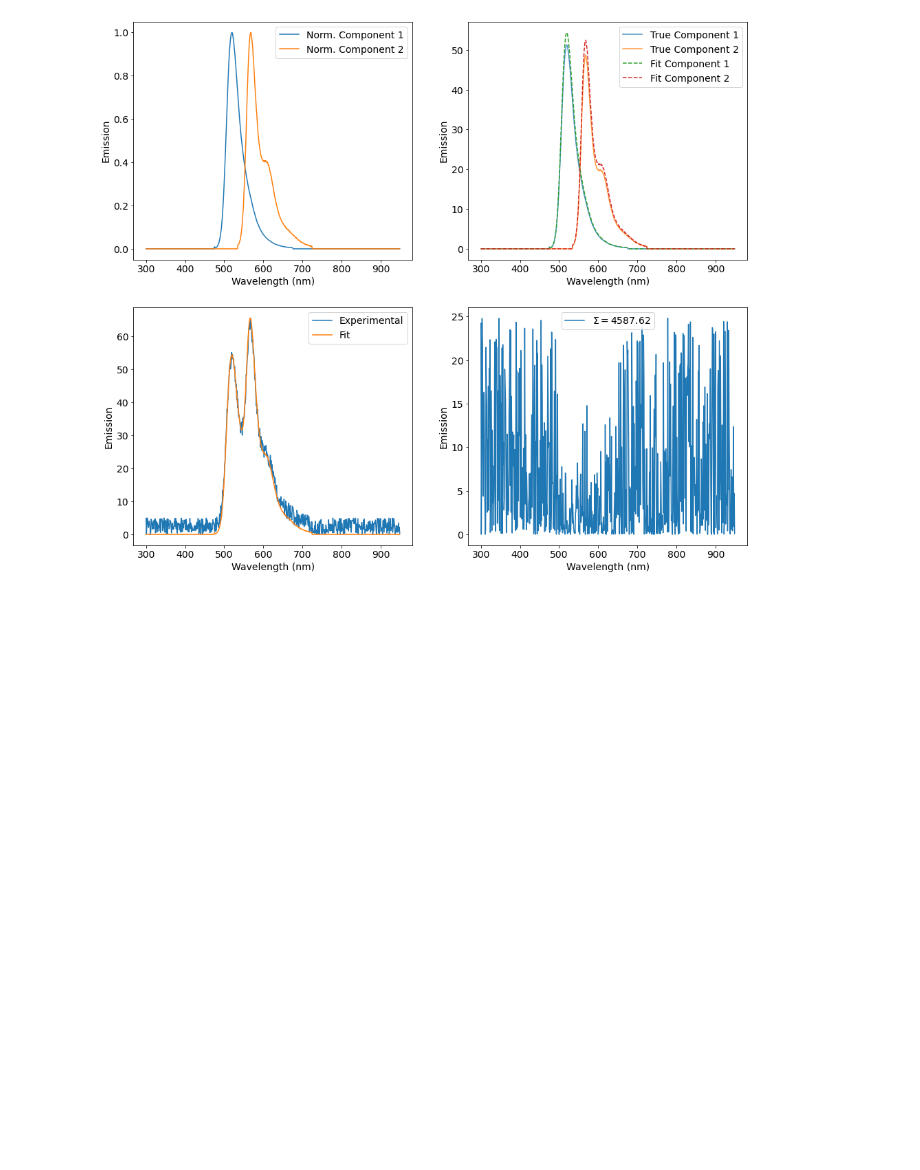
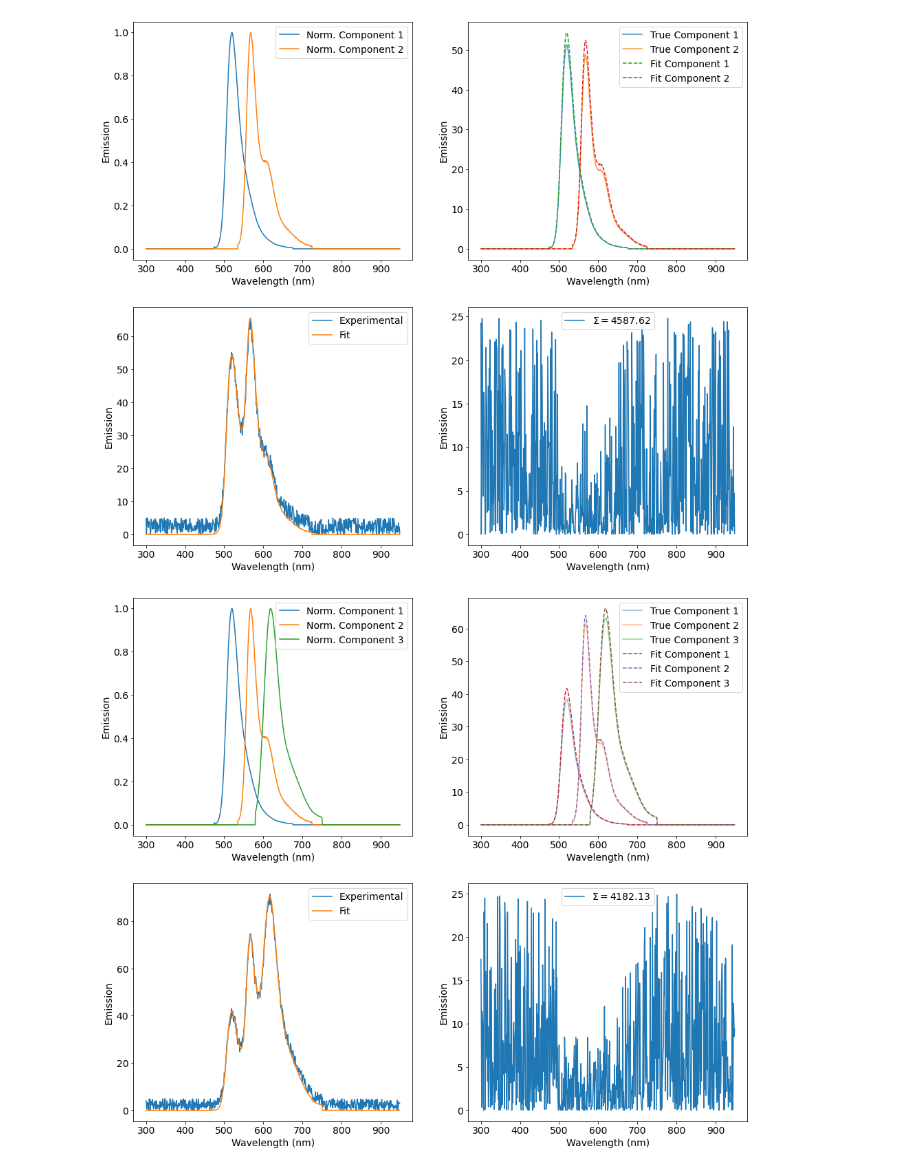
Before and after one commit to mchirib1/Basics-of-Forster-Resonance-Energy-Transfer, a Jupyter notebook: Spectral Deconvolution.ipynb, the cells around one changed output. Cells and saved outputs as stored; diff of their text form; code cells hidden in the pictures; blank space fills up the shorter version.

```diff
--- a/Spectral Deconvolution.ipynb
+++ b/Spectral Deconvolution.ipynb
@@ -69,0 +87,44 @@ plt.show()
+# %%
+A = np.array([e1/e1.max(), e2/e2.max(), e3/e3.max()]).T
+# %%
+Q,R = qr(A)
+# %%
+estimators = np.dot(np.dot(np.linalg.inv(R), Q.T), e4)
+
+fit = (e1/e1.max())*estimators[0] + (e2/e2.max())*estimators[1] + (e3/e3.max())*estimators[2]
+residuals = (fit - e4)**2
+# %%
+fig, ax = plt.subplots(2,2, figsize=(16,14))
+axes = ax.reshape(4)
+
+axes[0].plot(wl, e1/e1.max(), label='Norm. Component 1')
+axes[0].plot(wl, e2/e2.max(), label='Norm. Component 2')
+axes[0].plot(wl, e3/e3.max(), label='Norm. Component 3')
+
+
+axes[1].plot(wl, (e1), label='True Component 1', alpha=0.5)
+axes[1].plot(wl, (e2), label='True Component 2', alpha=0.5)
+axes[1].plot(wl, (e3), label='True Component 3', alpha=0.5)
+axes[1].plot(wl, (e1/e1.max())*estimators[0], label='Fit Component 1', linestyle='--')
+axes[1].plot(wl, (e2/e2.max())*estimators[1], label='Fit Component 2', linestyle='--')
+axes[1].plot(wl, (e3/e3.max())*estimators[2], label='Fit Component 3', linestyle='--')
+
+
+axes[2].plot(wl, e4, label='Experimental')
+axes[2].plot(wl, fit, label='Fit')
+
+axes[3].plot(wl, residuals, label=f'$\Sigma  = {round(residuals.sum(), 2)}$')
+
+axes[0].legend()
+axes[1].legend()
+axes[2].legend()
+axes[3].legend()
+
+for ax in axes:
+
+    ax.set_xlabel('Wavelength (nm)')
+    ax.set_ylabel('Emission')
+
+plt.show()
+# %% [output]
+[figure, added]
```
Also changed, not shown: parts of 2 cells of this notebook.
